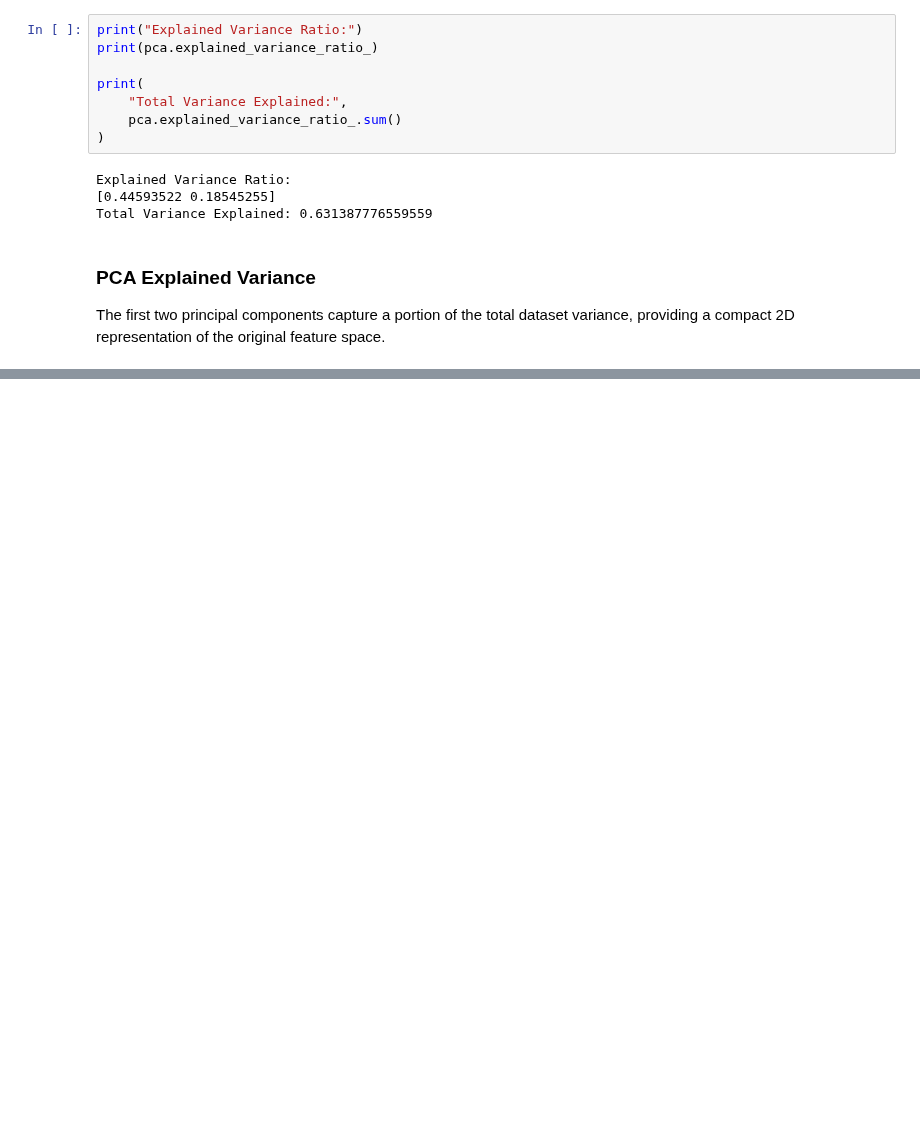
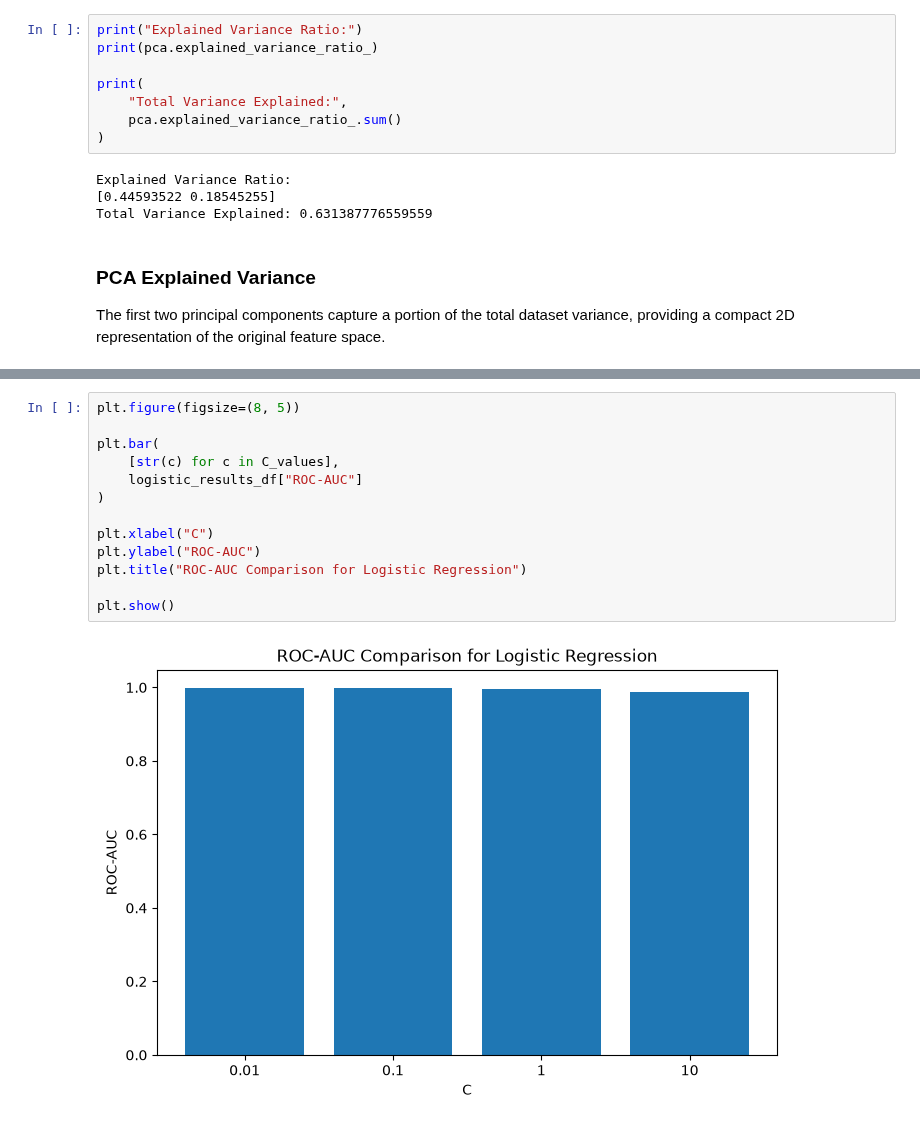
Before and after one commit to sudarshanchaudhari05/Placement-Prep, a Jupyter notebook: Machine learing and computer vison/Home Assignment/Home Assingment 2/Home Assingment2.ipynb, the cells around one changed output, grey strips where cells are left out. Drawn from its saved outputs; the diff is of its cells as text; blank space fills up the shorter version.

```diff
--- a/Machine learing and computer vison/Home Assignment/Home Assingment 2/Home Assingment2.ipynb
+++ b/Machine learing and computer vison/Home Assignment/Home Assingment 2/Home Assingment2.ipynb
@@ -491,0 +754,15 @@ The first two principal components capture a portion of the total dataset varian
+# %%
+plt.figure(figsize=(8, 5))
+
+plt.bar(
+    [str(c) for c in C_values],
+    logistic_results_df["ROC-AUC"]
+)
+
+plt.xlabel("C")
+plt.ylabel("ROC-AUC")
+plt.title("ROC-AUC Comparison for Logistic Regression")
+
+plt.show()
+# %% [output]
+[figure, added]
```
Also changed, not shown: parts of 80 cells of this notebook.
